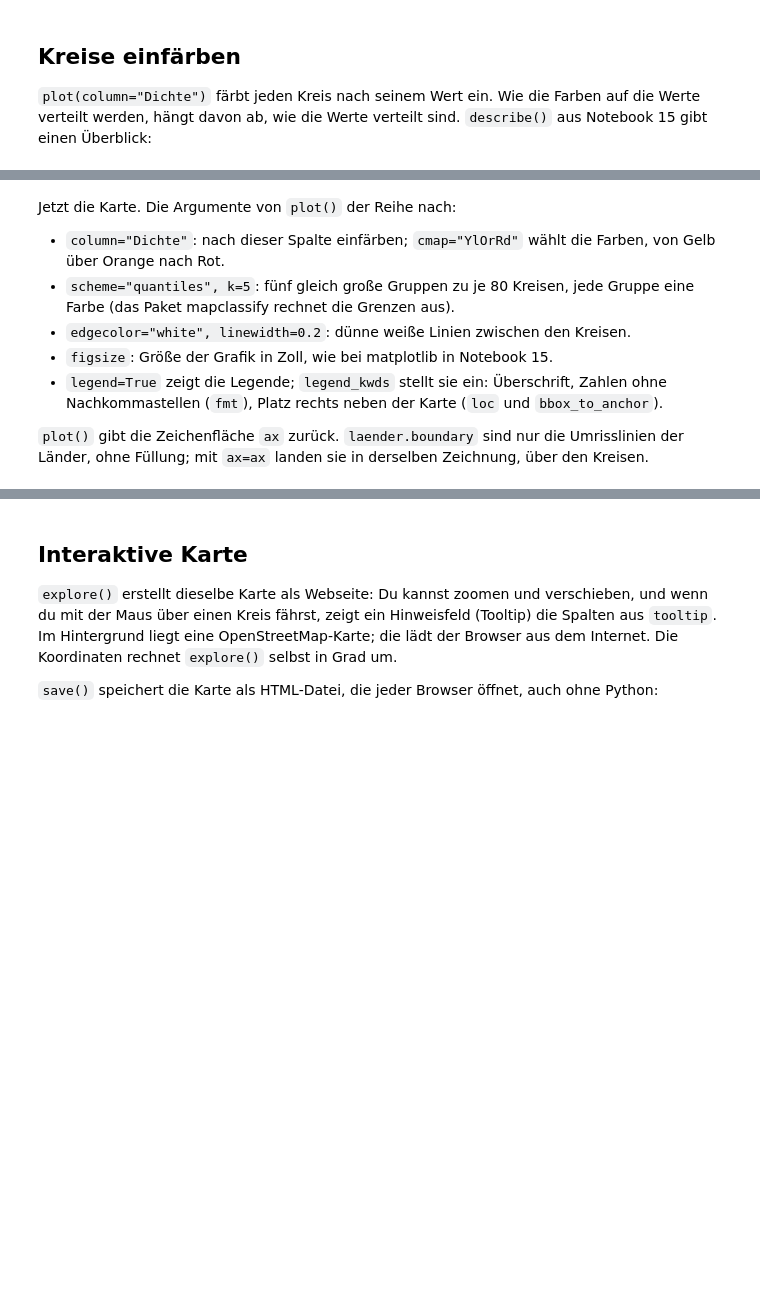
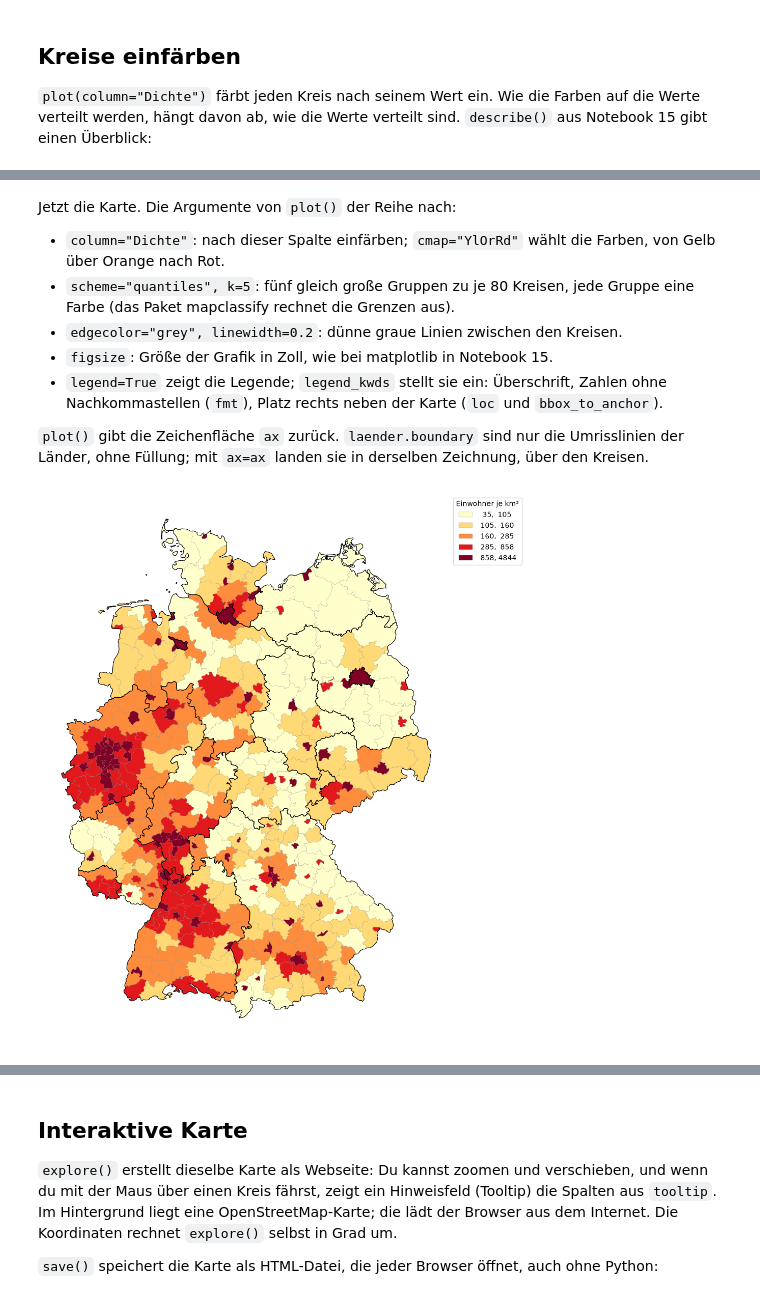
Before and after one commit to Aydinbas-IT-Consulting-Training/gfu-python-einsteiger, a Jupyter notebook: loesungen/17_landkarten_mit_geopandas.ipynb, the cells around one changed output, grey strips where cells are left out. Saved outputs shown, nothing was run; the diff lists cells and outputs as text; code cells hidden in the pictures; blank space fills up the shorter version.

```diff
--- a/loesungen/17_landkarten_mit_geopandas.ipynb
+++ b/loesungen/17_landkarten_mit_geopandas.ipynb
@@ -236,6 +254,5 @@ Zur Orientierung sollen die Grenzen der Bundesländer auf die Karte. Eine eigene
 # %%
-karte["Land"] = karte["Schluessel"].str[:2]
-laender = karte.dissolve(by="Land", aggfunc={"Einwohner": "sum"})
+laender = karte.dissolve(by="Bundesland", aggfunc={"Einwohner": "sum"})
 
 print(len(laender), "Länder")
-laender[["Einwohner"]].head()
+laender[["Einwohner"]].sort_values("Einwohner", ascending=False)
@@ -244,7 +281,7 @@ Jetzt die Karte. Die Argumente von `plot()` der Reihe nach:
 
 - `column="Dichte"`: nach dieser Spalte einfärben; `cmap="YlOrRd"` wählt die Farben, von Gelb über Orange nach Rot.
 - `scheme="quantiles", k=5`: fünf gleich große Gruppen zu je 80 Kreisen, jede Gruppe eine Farbe (das Paket mapclassify rechnet die Grenzen aus).
-- `edgecolor="white", linewidth=0.2`: dünne weiße Linien zwischen den Kreisen.
+- `edgecolor="grey", linewidth=0.2`: dünne graue Linien zwischen den Kreisen.
 - `figsize`: Größe der Grafik in Zoll, wie bei matplotlib in Notebook 15.
 - `legend=True` zeigt die Legende; `legend_kwds` stellt sie ein: Überschrift, Zahlen ohne Nachkommastellen (`fmt`), Platz rechts neben der Karte (`loc` und `bbox_to_anchor`).
 
@@ -252,17 +289,19 @@ Jetzt die Karte. Die Argumente von `plot()` der Reihe nach:
 # %%
 ax = karte.plot(
     column="Dichte",
     cmap="YlOrRd",
     scheme="quantiles",
     k=5,
-    edgecolor="white",
+    edgecolor="grey",
     linewidth=0.2,
-    figsize=(8, 10),
+    figsize=(12, 14),
     legend=True,
     legend_kwds={"title": "Einwohner je km²", "fmt": "{:.0f}", "loc": "upper left", "bbox_to_anchor": (1, 1)},
 )
 laender.boundary.plot(ax=ax, color="black", linewidth=0.8)
 ax.set_axis_off()
+# %% [output]
+[figure, added]
 # %% [markdown]
 ## Nur Hessen
 
```
Also changed, not shown: parts of 12 cells of this notebook, 4 other files.
